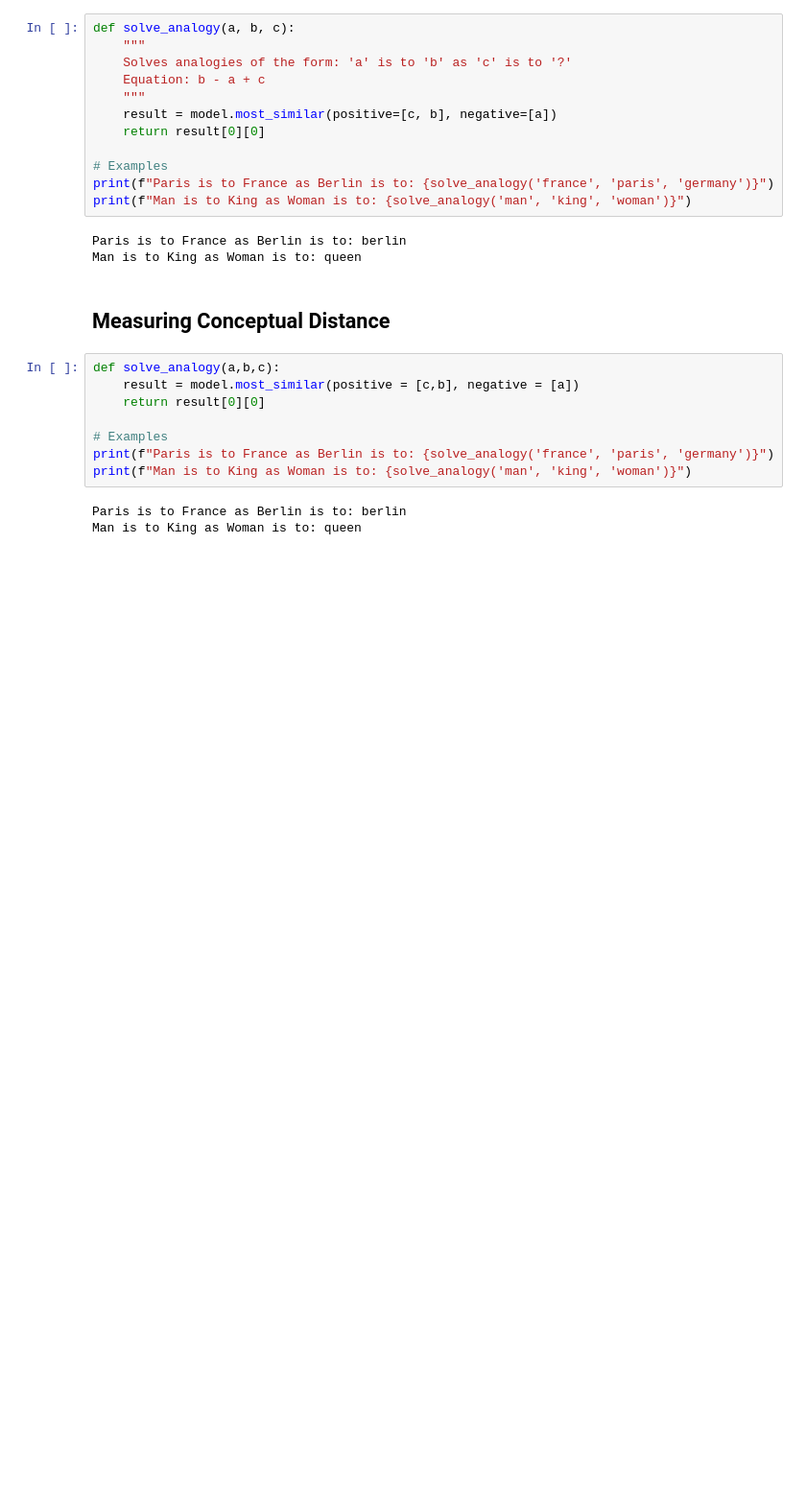
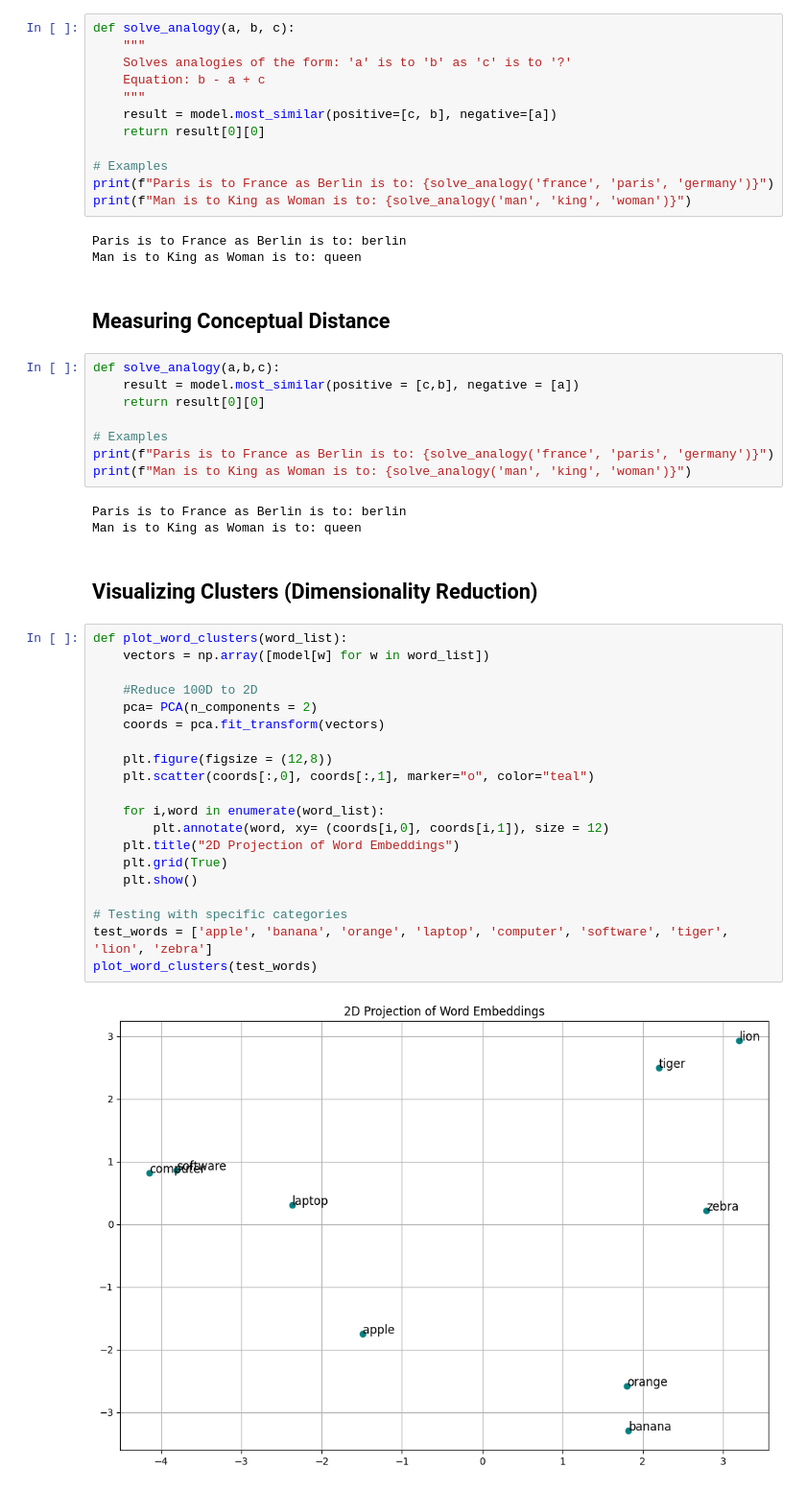
Before and after one commit to Takato-1887/Natural_Language_Processing_Fundamentals, a Jupyter notebook: GLove_Gensim.ipynb, the cells around one changed output. Shown at 96% size. Saved outputs shown, nothing was run; the diff lists cells and outputs as text; blank space fills up the shorter version.

Commit message:
Updated file with plotting of embeddings

```diff
--- a/GLove_Gensim.ipynb
+++ b/GLove_Gensim.ipynb
@@ -50,3 +50,27 @@ print(f"Man is to King as Woman is to: {solve_analogy('man', 'king', 'woman')}")
 # %% [output]
 Paris is to France as Berlin is to: berlin
 Man is to King as Woman is to: queen
+# %% [markdown]
+## Visualizing Clusters (Dimensionality Reduction)
+# %%
+def plot_word_clusters(word_list):
+    vectors = np.array([model[w] for w in word_list])
+
+    #Reduce 100D to 2D
+    pca= PCA(n_components = 2)
+    coords = pca.fit_transform(vectors)
+
+    plt.figure(figsize = (12,8))
+    plt.scatter(coords[:,0], coords[:,1], marker="o", color="teal")
+
+    for i,word in enumerate(word_list):
+        plt.annotate(word, xy= (coords[i,0], coords[i,1]), size = 12)
+    plt.title("2D Projection of Word Embeddings")
+    plt.grid(True)
+    plt.show()
+
+# Testing with specific categories
+test_words = ['apple', 'banana', 'orange', 'laptop', 'computer', 'software', 'tiger', 'lion', 'zebra']
+plot_word_clusters(test_words)
+# %% [output]
+[figure, added]
```
